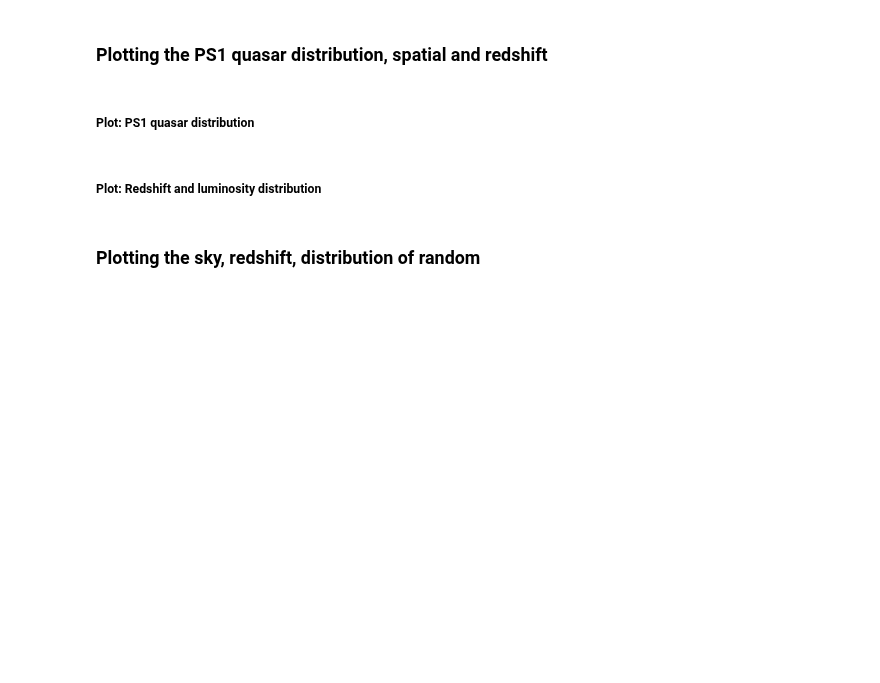
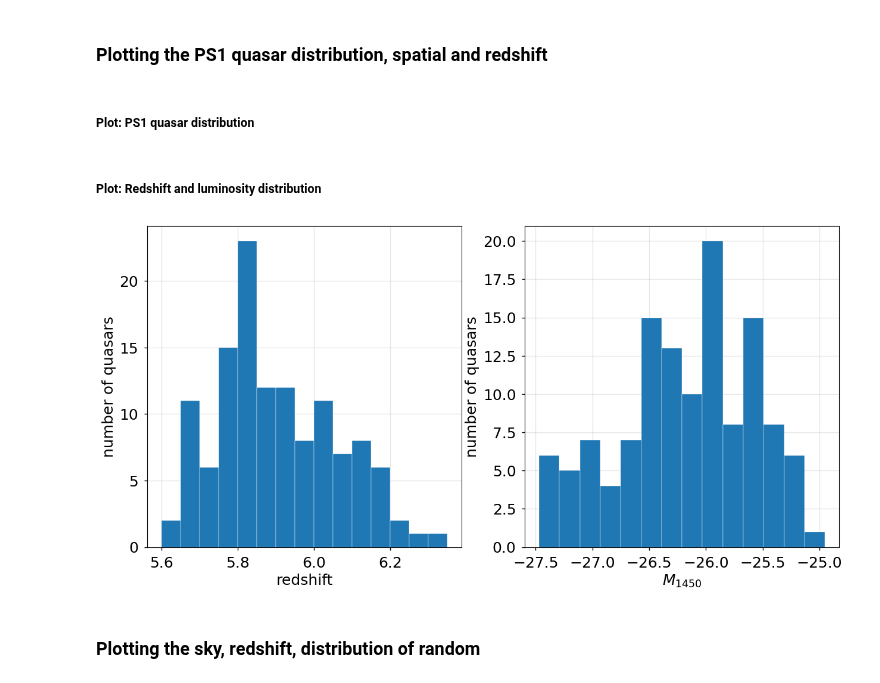
Before and after one commit to VibinRam/DP2, a Jupyter notebook: Codes/Clustering_analysis/Clustering_finder.ipynb, the cells around one changed output. Saved outputs shown, nothing was run; the diff lists cells and outputs as text; code cells hidden in the pictures; blank space fills up the shorter version.

```diff
--- a/Codes/Clustering_analysis/Clustering_finder.ipynb
+++ b/Codes/Clustering_analysis/Clustering_finder.ipynb
@@ -131,7 +131,7 @@ def plot_sky_map_ps1_v2(ra, dec, mask = None, title='', labels=['quasars'], mark
 
     return ax
 
-ax = plot_sky_map_ps1_v2(ra_col_schind_23, dec_col_schind_23,labels = ['quasars'], title="", mark_size=11)
+ax = plot_sky_map_ps1_v2(ra_col_schind_23, dec_col_schind_23,labels = ['quasars'], title="Full PS1 quasar sample", mark_size=11)
 # %%
 #with plt.style.context('seaborn-v0_8-paper'):
 plot_sky_map_ps1(ra_col_schind_23, dec_col_schind_23,labels = ['quasars'], title="", mark_size=10)
@@ -180,31 +180,33 @@ with plt.style.context('seaborn-v0_8'):
 # %%
 step = 0.05
 bins = np.arange(np.min(red_col_schind_23), np.max(red_col_schind_23) + step, step)
 
 with plt.style.context('seaborn-v0_8-notebook'):
     mpl.rcParams['xtick.labelsize'] = 'medium'
     mpl.rcParams['ytick.labelsize'] = 'medium'
     mpl.rcParams['font.size'] = 18.0
     fig, (ax, ax2) = plt.subplots(1, 2, figsize=(15,7))
     # hist, bins = np.histogram(red_col_schind_23, bins)
     # hist = hist/np.max(hist)
     ax.hist(red_col_schind_23, bins, edgecolor='white', zorder=10)
     ax.grid(zorder=1, alpha=0.3)
     ax.set_xlabel('redshift')
-    ax.set_ylabel('number count')
+    ax.set_ylabel('number of quasars')
     ax.set_aspect('auto')
 
     step = 0.18
     bins = np.arange(np.min(mag_col_schind_23), np.max(mag_col_schind_23) + step, step)
 
     # hist, bins = np.histogram(mag_col_schind_23, bins)
     # hist = hist/np.max(hist)
     ax2.hist(mag_col_schind_23, bins, edgecolor='white', zorder=10)
     ax2.grid(zorder=1, alpha=0.3)
     ax2.set_xlabel(r'$M_{1450}$')
-    ax2.set_ylabel('number count')
+    ax2.set_ylabel('number of quasars')
     ax2.set_aspect('auto')
     plt.show()
+# %% [output]
+[figure, added]
 # %%
 step = 0.18
 bins = np.arange(np.min(mag_col_schind_23), np.max(mag_col_schind_23) + step, step)
```
Also changed, not shown: parts of 8 cells of this notebook, 15 other files.
